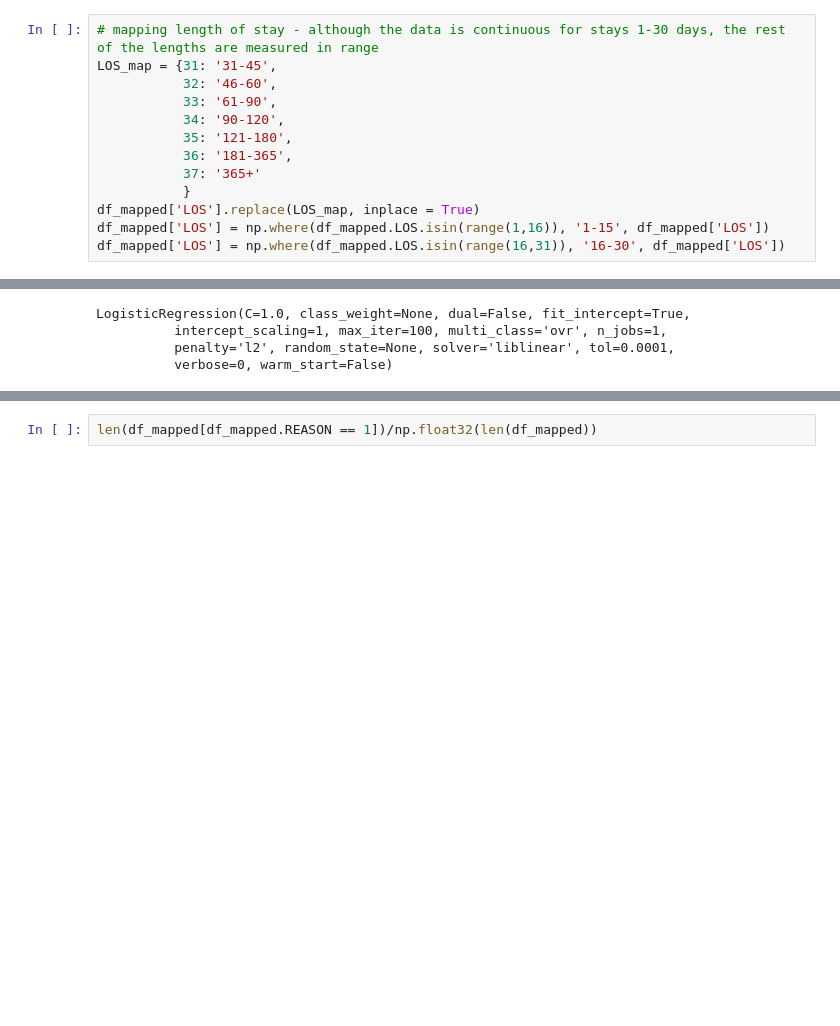
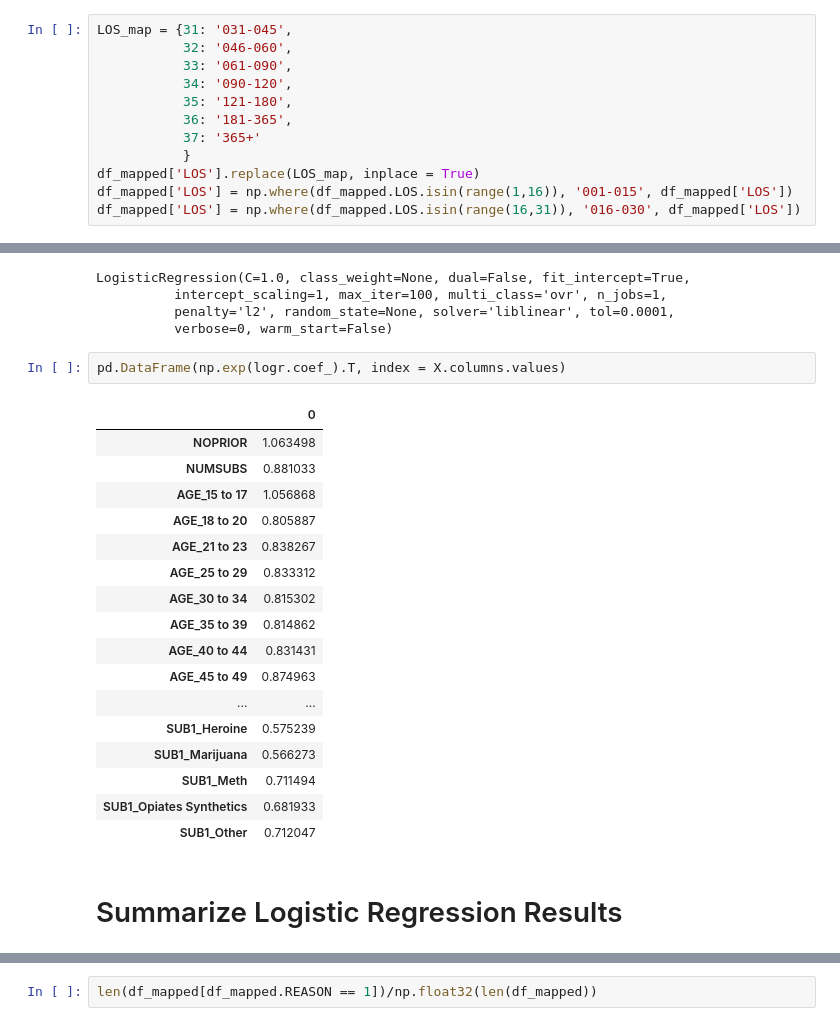
Before and after one commit to carowu2/ds-homework, a Jupyter notebook: Modelling.ipynb, the cells around one changed output, grey strips where cells are left out. Drawn from its saved outputs; the diff is of its cells as text; blank space fills up the shorter version.

```diff
--- a/Modelling.ipynb
+++ b/Modelling.ipynb
@@ -143,16 +145,15 @@ Length of Stay:
 # %%
-# mapping length of stay - although the data is continuous for stays 1-30 days, the rest of the lengths are measured in range
-LOS_map = {31: '31-45',
-           32: '46-60',
-           33: '61-90',
-           34: '90-120',
+LOS_map = {31: '031-045',
+           32: '046-060',
+           33: '061-090',
+           34: '090-120',
            35: '121-180',
            36: '181-365',
            37: '365+'
            }
 df_mapped['LOS'].replace(LOS_map, inplace = True)
-df_mapped['LOS'] = np.where(df_mapped.LOS.isin(range(1,16)), '1-15', df_mapped['LOS'])
-df_mapped['LOS'] = np.where(df_mapped.LOS.isin(range(16,31)), '16-30', df_mapped['LOS'])
+df_mapped['LOS'] = np.where(df_mapped.LOS.isin(range(1,16)), '001-015', df_mapped['LOS'])
+df_mapped['LOS'] = np.where(df_mapped.LOS.isin(range(16,31)), '016-030', df_mapped['LOS'])
 # %% [markdown]
 Principal Source of Referral:
 # %%
@@ -250,3 +268,25 @@ LogisticRegression(C=1.0, class_weight=None, dual=False, fit_intercept=True,
           intercept_scaling=1, max_iter=100, multi_class='ovr', n_jobs=1,
           penalty='l2', random_state=None, solver='liblinear', tol=0.0001,
           verbose=0, warm_start=False)
+# %%
+pd.DataFrame(np.exp(logr.coef_).T, index = X.columns.values)
+# %% [output]
+|  | 0 |
+| NOPRIOR | 1.063498 |
+| NUMSUBS | 0.881033 |
+| AGE_15 to 17 | 1.056868 |
+| AGE_18 to 20 | 0.805887 |
+| AGE_21 to 23 | 0.838267 |
+| AGE_25 to 29 | 0.833312 |
+| AGE_30 to 34 | 0.815302 |
+| AGE_35 to 39 | 0.814862 |
+| AGE_40 to 44 | 0.831431 |
+| AGE_45 to 49 | 0.874963 |
+| ... | ... |
+| SUB1_Heroine | 0.575239 |
+| SUB1_Marijuana | 0.566273 |
+| SUB1_Meth | 0.711494 |
+| SUB1_Opiates Synthetics | 0.681933 |
+| SUB1_Other | 0.712047 |
+# %% [markdown]
+# Summarize Logistic Regression Results
```
Also changed, not shown: parts of 43 cells of this notebook.
